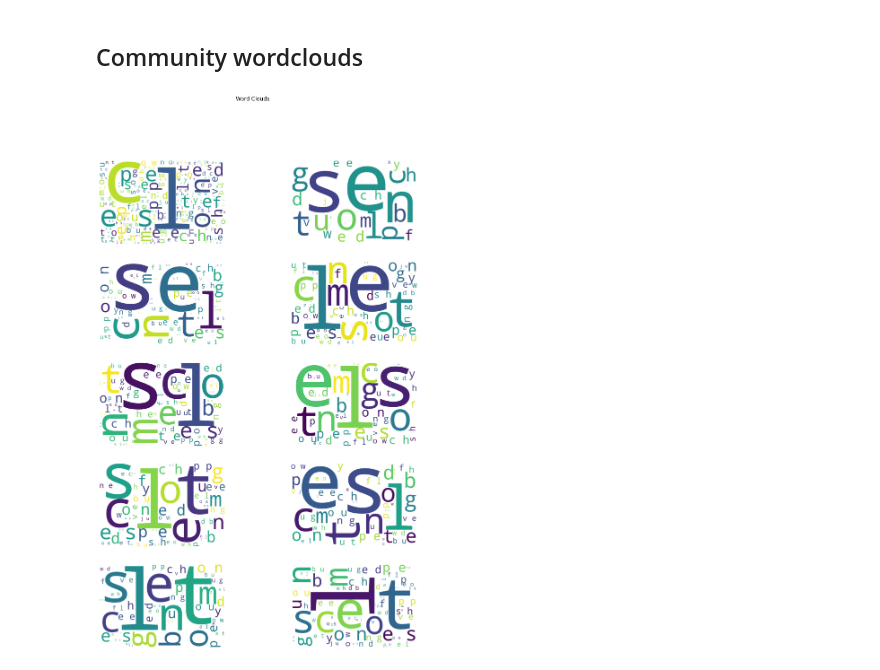
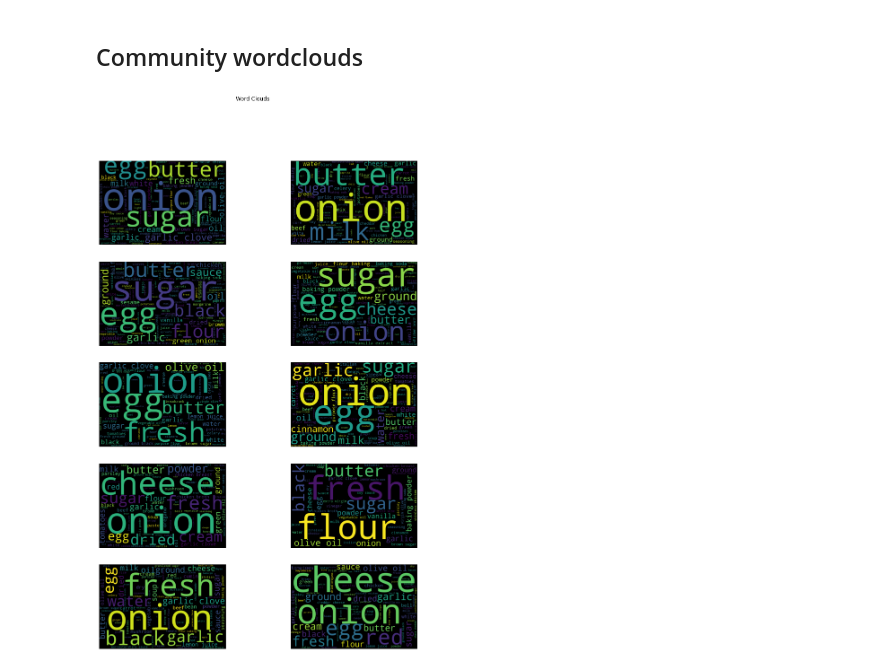
Before and after one commit to lucialarraona/finalproject_socialgraphs22, a Jupyter notebook: Notebooks/Recipes_graph.ipynb, the cells around one changed output. Saved outputs shown, nothing was run; the diff lists cells and outputs as text; code cells hidden in the pictures.

```diff
--- a/Notebooks/Recipes_graph.ipynb
+++ b/Notebooks/Recipes_graph.ipynb
@@ -404,38 +392,52 @@ KeyboardInterrupt:
 # %%
 from collections import Counter
 
+
+def ingredients_list(G_C1):
+    #return ingredients list for recipies that are part of the graph
+
+    #find
+    recipies = [recipe['recipe_id'] for node1, node2, recipe in G_C1.edges(data=True)]
+
+    c_recipies=np.unique(np.array(recipies))
+    #IN PROGRESS - Ingredients workclouds
+    ing=''.join(''.join(df_recipes[df_recipes['id'].isin(c_recipies)].ingredients_str.values))
+    return ing
+
+
 fig = plt.figure(figsize=(14, 20))
+fig.patch.set_alpha(0.0)
 fig.suptitle('Word Clouds')
 
 k=0
 
 for community_idx in list_largest_com:
 
     GC_subgraph = community_subgraph(community_idx)
     ingredients = ingredients_list(GC_subgraph)
     ing_list = ingredients.split(" ")
 
 
     #print(f'Top 10 ingredients for community {community_idx}:')
 
     counter =Counter(ing_list)
     top_10=counter.most_common(10)
 
     #print(top_10)
 
     #remove onion, salt, pepper - most common ing in every community
     ingredients = ingredients.replace('salt', "").replace('pepper', "")
 
 
     word_cloud = WordCloud(width=900,
                            height=600,
-                           background_color='white',
+                           #background_color='white',
                            min_font_size=14).generate(ingredients)
 
     plt.subplot(5, 2, k + 1)
     plt.imshow(word_cloud)
     plt.axis('off')
 
     k+=1
 # %% [output]
-[figure, old version]
+[figure, new version]
```
Also changed, not shown: parts of 8 cells of this notebook.
